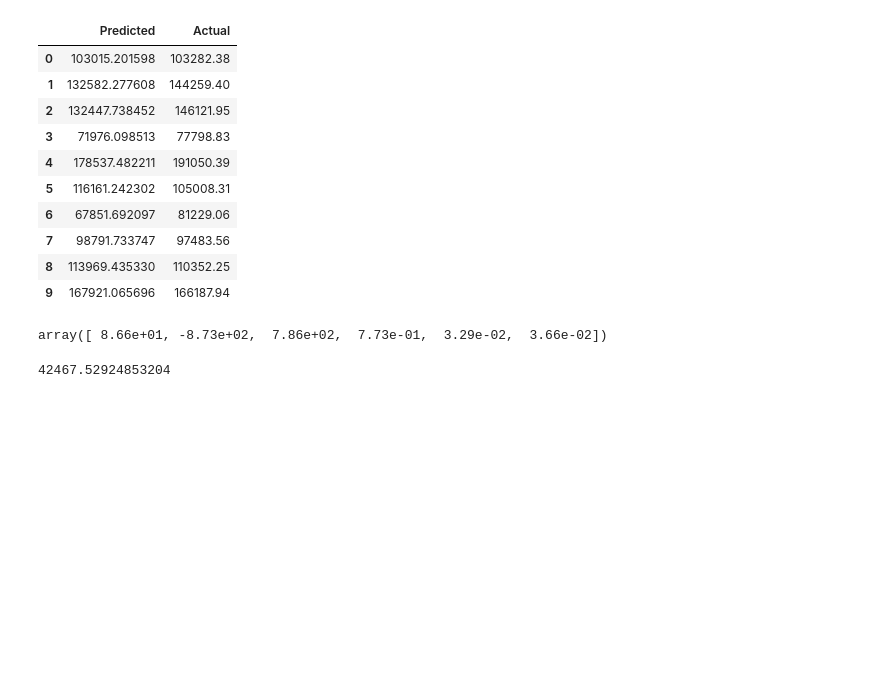
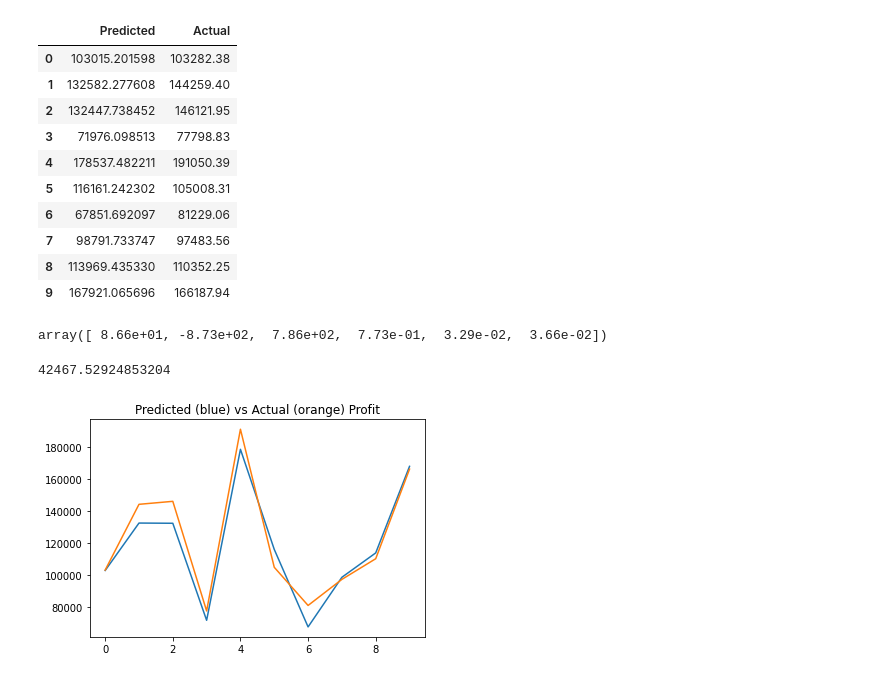
Before and after one commit to surajsgoel/MachineLearning, a Jupyter notebook: multiple_linear_regression.ipynb, the cells around one changed output. Saved outputs shown, nothing was run; the diff lists cells and outputs as text; code cells hidden in the pictures; blank space fills up the shorter version.

```diff
--- a/multiple_linear_regression.ipynb
+++ b/multiple_linear_regression.ipynb
@@ -115,3 +115,10 @@ array([ 8.66e+01, -8.73e+02,  7.86e+02,  7.73e-01,  3.29e-02,  3.66e-02])
 regressor.intercept_
 # %% [output]
 42467.52924853204
+# %%
+plt.plot(df_['Predicted'], label='Predicted')
+plt.plot(df_['Actual'], label = 'Actual')
+plt.title("Predicted (blue) vs Actual (orange) Profit")
+plt.show()
+# %% [output]
+[figure, added]
```
